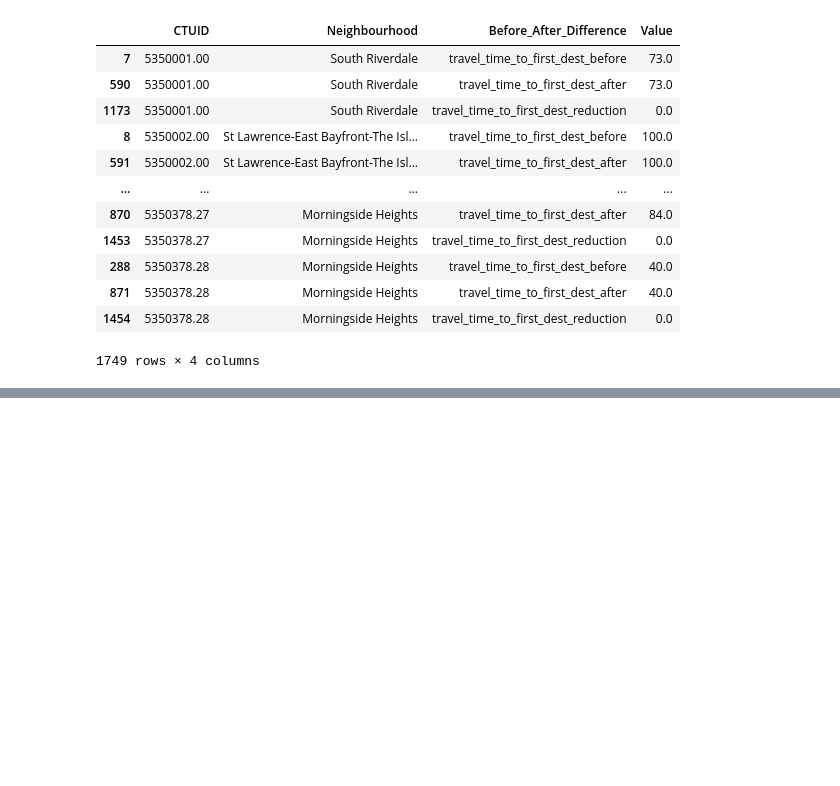
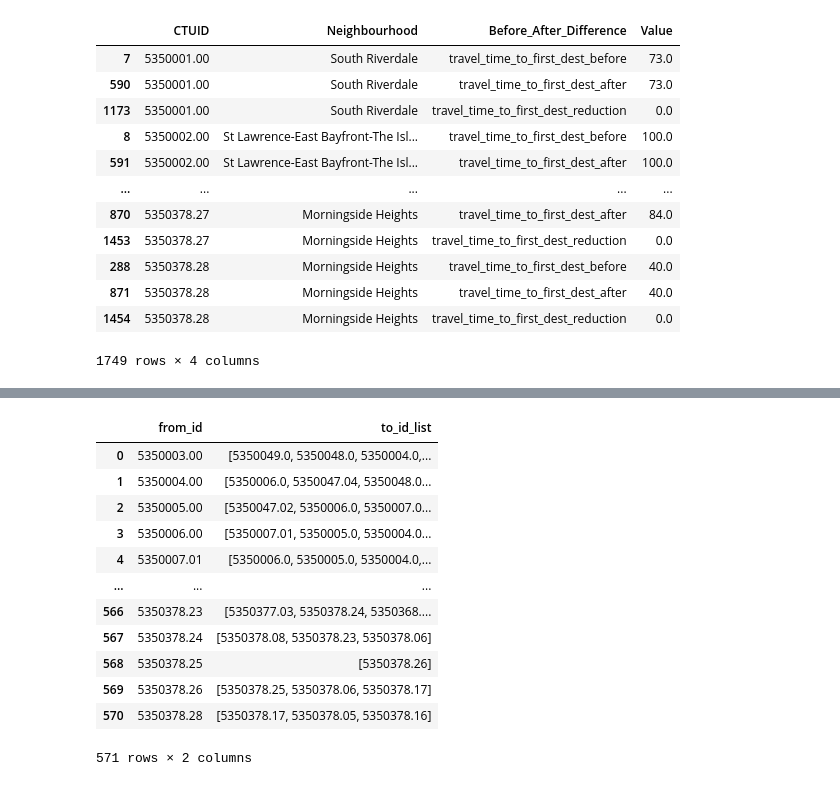
Before and after one commit to CodefromMax/Transit_Dashboard, a Jupyter notebook: src/calculation/Metric_Calculation/MetricCalculation_example.ipynb, the cells around one changed output, grey strips where cells are left out. Drawn from its saved outputs; the diff is of its cells as text; code cells hidden in the pictures; blank space fills up the shorter version.

```diff
--- a/src/calculation/Metric_Calculation/MetricCalculation_example.ipynb
+++ b/src/calculation/Metric_Calculation/MetricCalculation_example.ipynb
@@ -287,0 +384,23 @@ Transformed data saved to ../results/first_hospitals_before_after_reduction_pivo
+# %%
+travel_time_matrix_path = "../results/TTM_CT_CT_before.csv"
+thresholds = [30]
+
+Job_Metric = MetricCalculation(travel_time_matrix_path)
+CT_within_30 = Job_Metric.filter_destinations(threshold = thresholds)
+CT_within_30_grouped = MetricCalculation.group_to_ids_by_ctuid(CT_within_30).to_csv("../results/CT_within_30_grouped.csv", index=False)
+# %%
+CT_within_30_grouped
+# %% [output]
+|  | from_id | to_id_list |
+| 0 | 5350003.00 | [5350049.0, 5350048.0, 5350004.0,... |
+| 1 | 5350004.00 | [5350006.0, 5350047.04, 5350048.0... |
+| 2 | 5350005.00 | [5350047.02, 5350006.0, 5350007.0... |
+| 3 | 5350006.00 | [5350007.01, 5350005.0, 5350004.0... |
+| 4 | 5350007.01 | [5350006.0, 5350005.0, 5350004.0,... |
+| ... | ... | ... |
+| 566 | 5350378.23 | [5350377.03, 5350378.24, 5350368.... |
+| 567 | 5350378.24 | [5350378.08, 5350378.23, 5350378.06] |
+| 568 | 5350378.25 | [5350378.26] |
+| 569 | 5350378.26 | [5350378.25, 5350378.06, 5350378.17] |
+| 570 | 5350378.28 | [5350378.17, 5350378.05, 5350378.16] |
+571 rows × 2 columns
```
Also changed, not shown: parts of 10 cells of this notebook, 2 other files.
